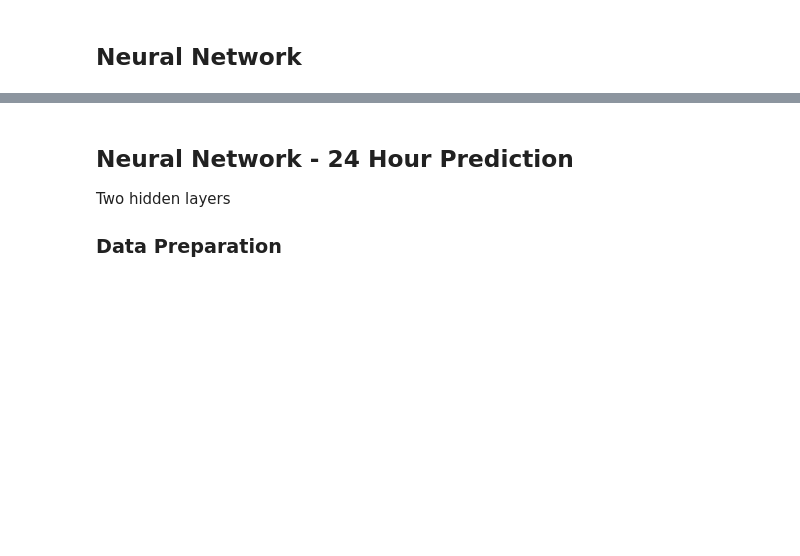
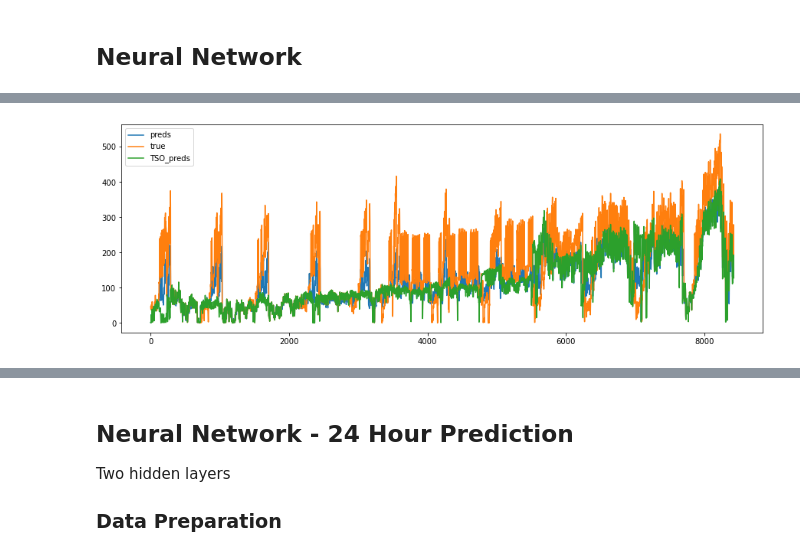
Before and after one commit to EvanHolder/Predicting-Energy-Markets-in-Spain, a Jupyter notebook: notebooks/NeuralNets.ipynb, the cells around one changed output, grey strips where cells are left out. Drawn from its saved outputs; the diff is of its cells as text; code cells hidden in the pictures; blank space fills up the shorter version.

```diff
--- a/notebooks/NeuralNets.ipynb
+++ b/notebooks/NeuralNets.ipynb
@@ -119,0 +96,4 @@ y_train.shape
+# %%
+metric = sMAPE
+metric.name = 'sMAPE'
+print('val_'+metric.name)
@@ -119,0 +144,20 @@ y_train.shape
+# %%
+# Instantiate model and build layers
+nn = models.Sequential()
+nn.add(layers.Dense(62, activation='relu', input_shape=(62,)))
+nn.add(layers.Dense(239, activation='relu'))
+nn.add(layers.Dense(162, activation='relu'))
+nn.add(layers.Dense(1, activation='relu'))
+# %%
+X_train, y_train, X_val, y_val = split_data(df, 2020)
+
+bl = compile_fit(nn, X_train, y_train, (X_val, y_val),
+                patience=10,
+                loss = tf.keras.metrics.mean_absolute_error)
+preds = bl.predict(X_val).flatten()
+r2 = (np.corrcoef(y_val, preds)**2)[0][1]
+print('r2:', r2)
+print('mape:', mean_absolute_percentage_error(y_val, preds)*100)
+print('smape:', SMAPE(y_val, preds))
+loss, sMAPE_val = bl.evaluate(X_val, y_val, verbose=0)
+print('smape:', sMAPE_val)
@@ -119,0 +190,9 @@ y_train.shape
+# %%
+X_train, y_train, X_test, y_test = split_data(df, 2021)
+preds = bl.predict(X_test).flatten()
+r2 = (np.corrcoef(y_test, preds)**2)[0][1]
+print('r2:', r2)
+print('mape:', mean_absolute_percentage_error(y_test, preds)*100)
+print('smape:', SMAPE(y_test, preds))
+resid_forecast = preds - y_test
+resid_forecast
@@ -119,0 +256,10 @@ y_train.shape
+# %%
+val0 = 0
+val = 8424
+plt.figure(figsize=(15,5));
+plt.plot(preds[val0:val], label='preds');
+plt.plot(y_test.iloc[val0:val].values, label='true');
+plt.plot(TSO_preds.loc['2021'].iloc[val0:val].values, label='TSO_preds')
+plt.legend();
+# %% [output]
+[figure, added]
```
Also changed, not shown: parts of 72 cells of this notebook.
